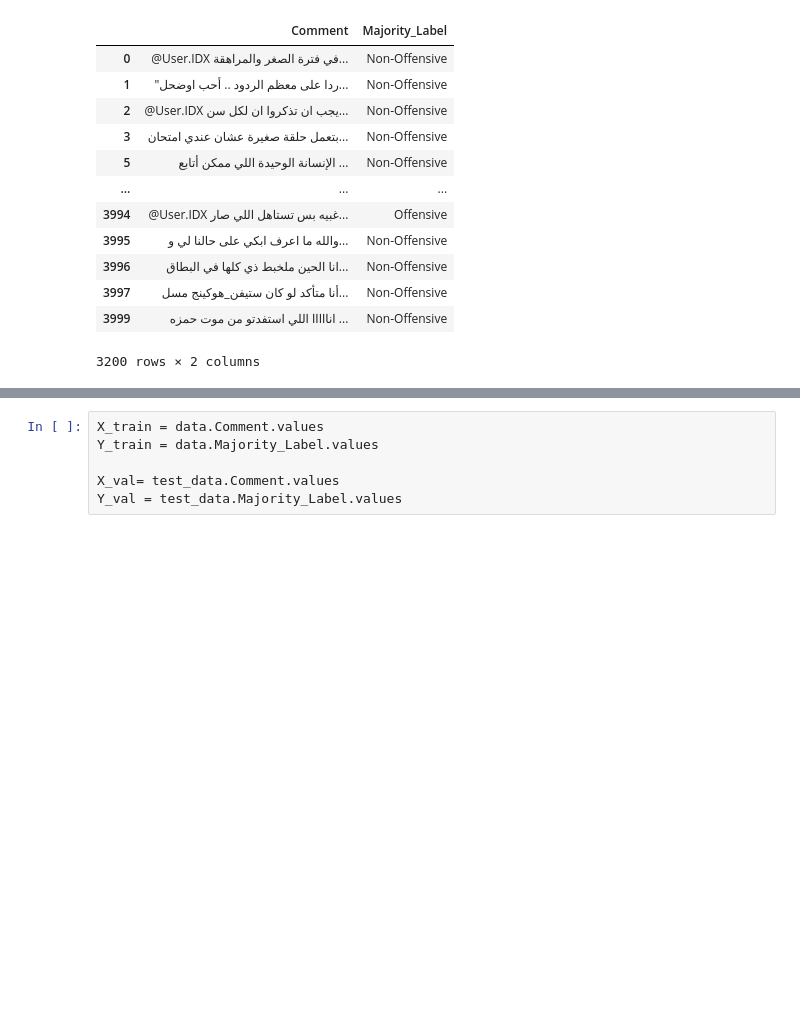
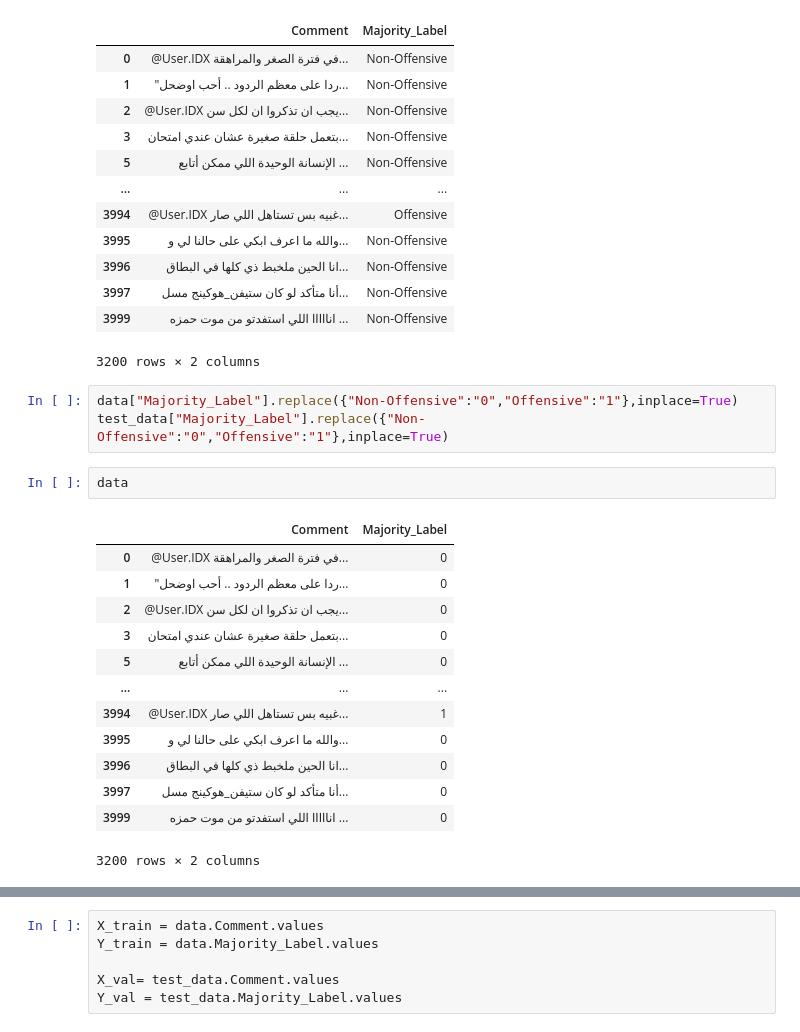
Before and after one commit to Strifee/offensive_Arabic, a Jupyter notebook: offensive.ipynb, the cells around one changed output, grey strips where cells are left out. Drawn from its saved outputs; the diff is of its cells as text; blank space fills up the shorter version.

```diff
--- a/offensive.ipynb
+++ b/offensive.ipynb
@@ -225,3 +225,22 @@ data
 | 3997 | أنا متأكد لو كان ستيفن_هوكينج مسل... | Non-Offensive |
 | 3999 | انااااا اللي استفدتو من موت حمزه ... | Non-Offensive |
 3200 rows × 2 columns
+# %%
+data["Majority_Label"].replace({"Non-Offensive":"0","Offensive":"1"},inplace=True)
+test_data["Majority_Label"].replace({"Non-Offensive":"0","Offensive":"1"},inplace=True)
+# %%
+data
+# %% [output]
+|  | Comment | Majority_Label |
+| 0 | @User.IDX في فترة الصغر والمراهقة... | 0 |
+| 1 | "ردا على معظم الردود .. أحب اوضحل... | 0 |
+| 2 | @User.IDX يجب ان تذكروا ان لكل سن... | 0 |
+| 3 | بتعمل حلقة صغيرة عشان عندي امتحان... | 0 |
+| 5 | الإنسانة الوحيدة اللي ممكن أتابع ... | 0 |
+| ... | ... | ... |
+| 3994 | @User.IDX غبيه بس تستاهل اللي صار... | 1 |
+| 3995 | والله ما اعرف ابكي على حالنا لي و... | 0 |
+| 3996 | انا الحين ملخبط ذي كلها في البطاق... | 0 |
+| 3997 | أنا متأكد لو كان ستيفن_هوكينج مسل... | 0 |
+| 3999 | انااااا اللي استفدتو من موت حمزه ... | 0 |
+3200 rows × 2 columns
```
Also changed, not shown: parts of 8 cells of this notebook, 2 other files.
